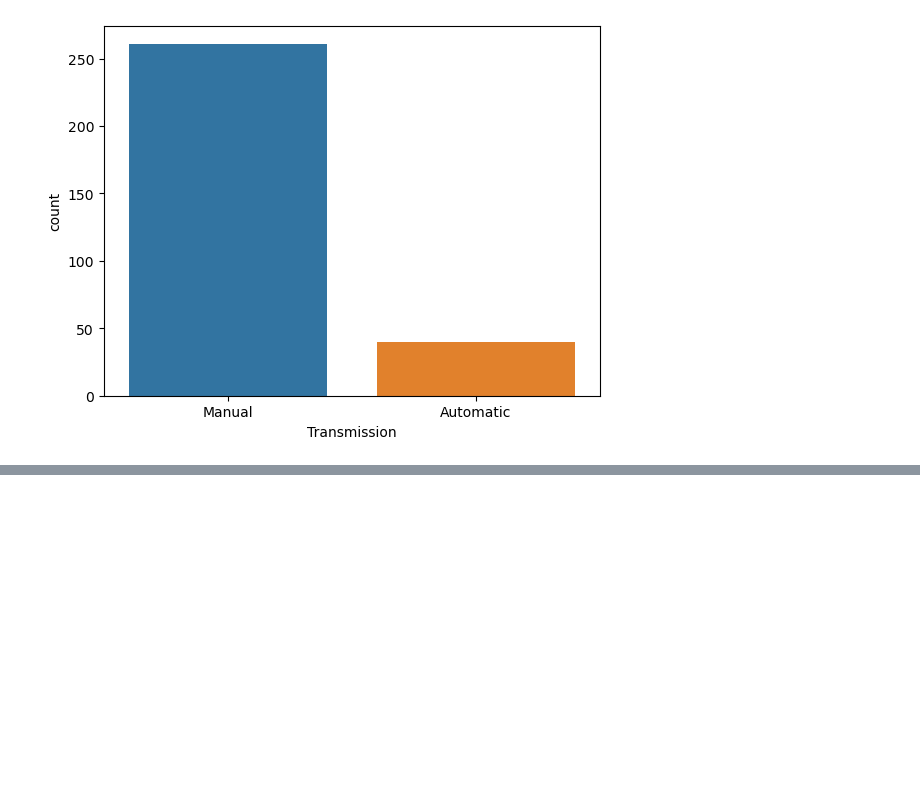
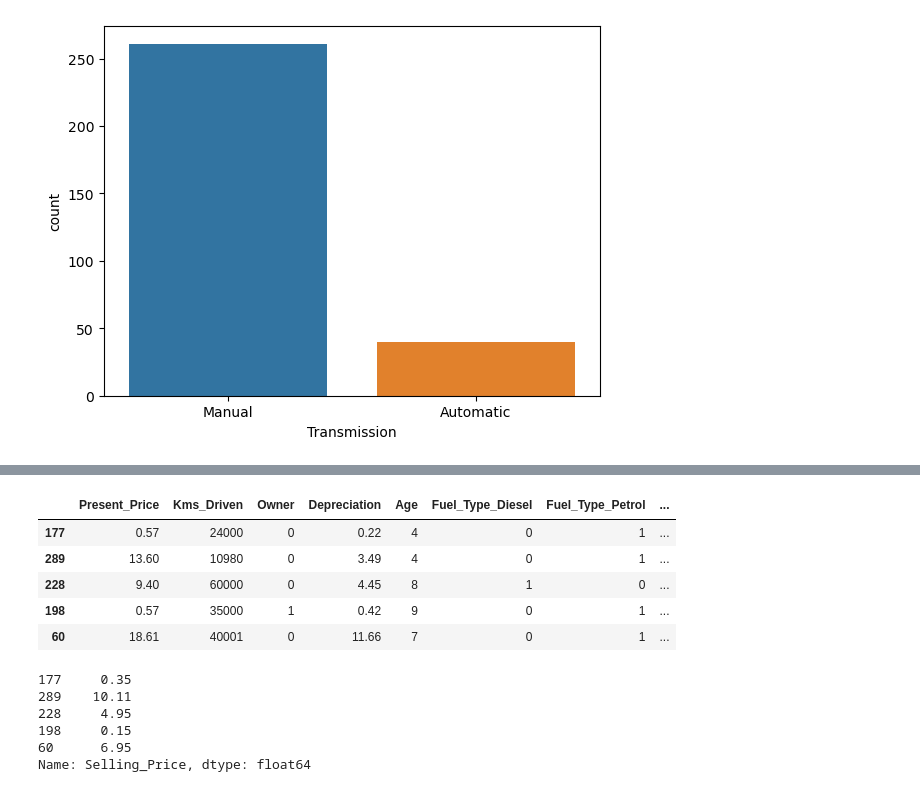
Before and after one commit to helloichi/Used-Car-Price-Prediction, a Jupyter notebook: Car Data (Linear Regression).ipynb, the cells around one changed output, grey strips where cells are left out. Cells and saved outputs as stored; diff of their text form; code cells hidden in the pictures; blank space fills up the shorter version.

```diff
--- a/Car Data (Linear Regression).ipynb
+++ b/Car Data (Linear Regression).ipynb
@@ -192,0 +233,5 @@ TypeError: plot got an unexpected keyword argument 'x'
+# %%
+cars = pd.get_dummies(data = cars, drop_first=True)
+# %%
+y = cars["Selling_Price"]
+X = cars.drop("Selling_Price", axis=1)
@@ -192,0 +281,18 @@ TypeError: plot got an unexpected keyword argument 'x'
+# %%
+X_test.head(5)
+# %% [output]
+|  | Present_Price | Kms_Driven | Owner | Depreciation | Age | Fuel_Type_Diesel | Fuel_Type_Petrol | ... |
+| 177 | 0.57 | 24000 | 0 | 0.22 | 4 | 0 | 1 | ... |
+| 289 | 13.60 | 10980 | 0 | 3.49 | 4 | 0 | 1 | ... |
+| 228 | 9.40 | 60000 | 0 | 4.45 | 8 | 1 | 0 | ... |
+| 198 | 0.57 | 35000 | 1 | 0.42 | 9 | 0 | 1 | ... |
+| 60 | 18.61 | 40001 | 0 | 11.66 | 7 | 0 | 1 | ... |
+# %%
+y_test.head(5)
+# %% [output]
+177     0.35
+289    10.11
+228     4.95
+198     0.15
+60      6.95
+Name: Selling_Price, dtype: float64
```
Also changed, not shown: parts of 14 cells of this notebook.
